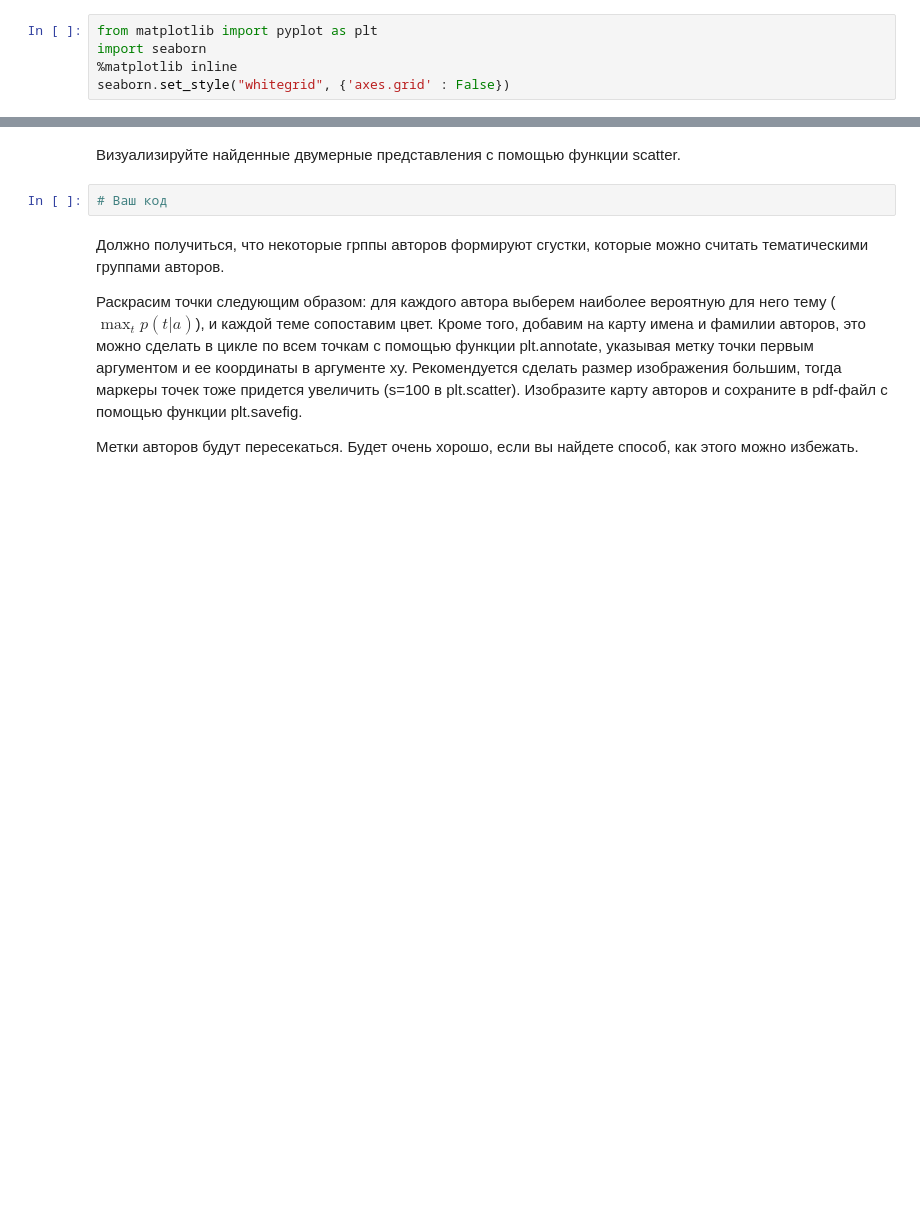
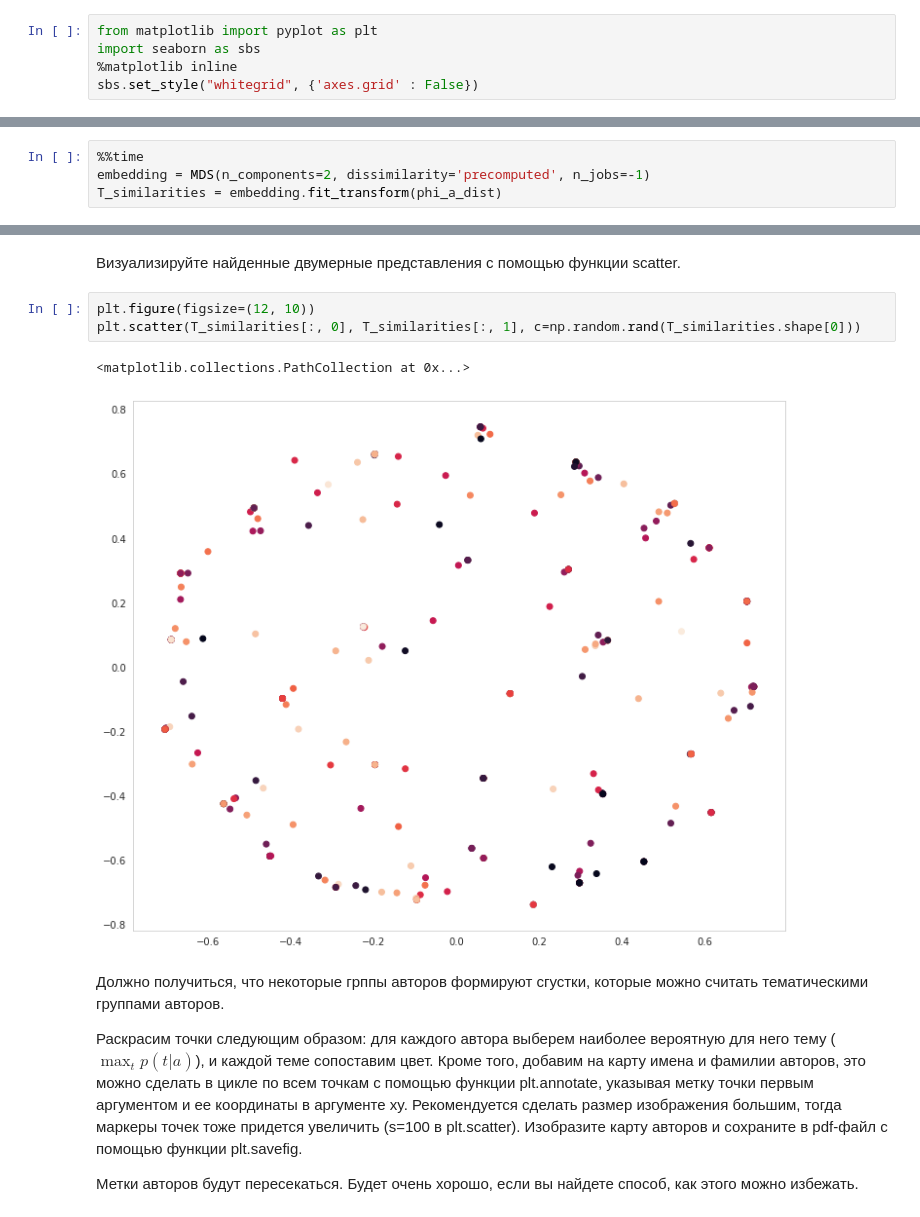
Before and after one commit to heorhii-bolotov/Python-Projects, a Jupyter notebook: CourseraML3/W4T2.ipynb, the cells around one changed output, grey strips where cells are left out. Cells and saved outputs as stored; diff of their text form; blank space fills up the shorter version.

```diff
--- a/CourseraML3/W4T2.ipynb
+++ b/CourseraML3/W4T2.ipynb
@@ -14,8 +33,8 @@ ModuleNotFoundError: No module named 'artm'
 # %%
 from matplotlib import pyplot as plt
-import seaborn
+import seaborn as sbs
 %matplotlib inline
-seaborn.set_style("whitegrid", {'axes.grid' : False})
+sbs.set_style("whitegrid", {'axes.grid' : False})
 # %%
 import numpy as np
 import pandas as pd
@@ -146,0 +332,4 @@ from sklearn.metrics import pairwise_distances
+# %%
+%%time
+embedding = MDS(n_components=2, dissimilarity='precomputed', n_jobs=-1)
+T_similarities = embedding.fit_transform(phi_a_dist)
@@ -147,7 +339,11 @@ from sklearn.metrics import pairwise_distances
 # %% [markdown]
 Визуализируйте найденные двумерные представления с помощью функции scatter.
-# %%
-# Ваш код
+# %%
+plt.figure(figsize=(12, 10))
+plt.scatter(T_similarities[:, 0], T_similarities[:, 1], c=np.random.rand(T_similarities.shape[0]))
+# %% [output]
+<matplotlib.collections.PathCollection at 0x...>
+[figure, added]
 # %% [markdown]
 Должно получиться, что некоторые грппы авторов формируют сгустки, которые можно считать тематическими группами авторов.
 
```
Also changed, not shown: parts of 52 cells of this notebook.
